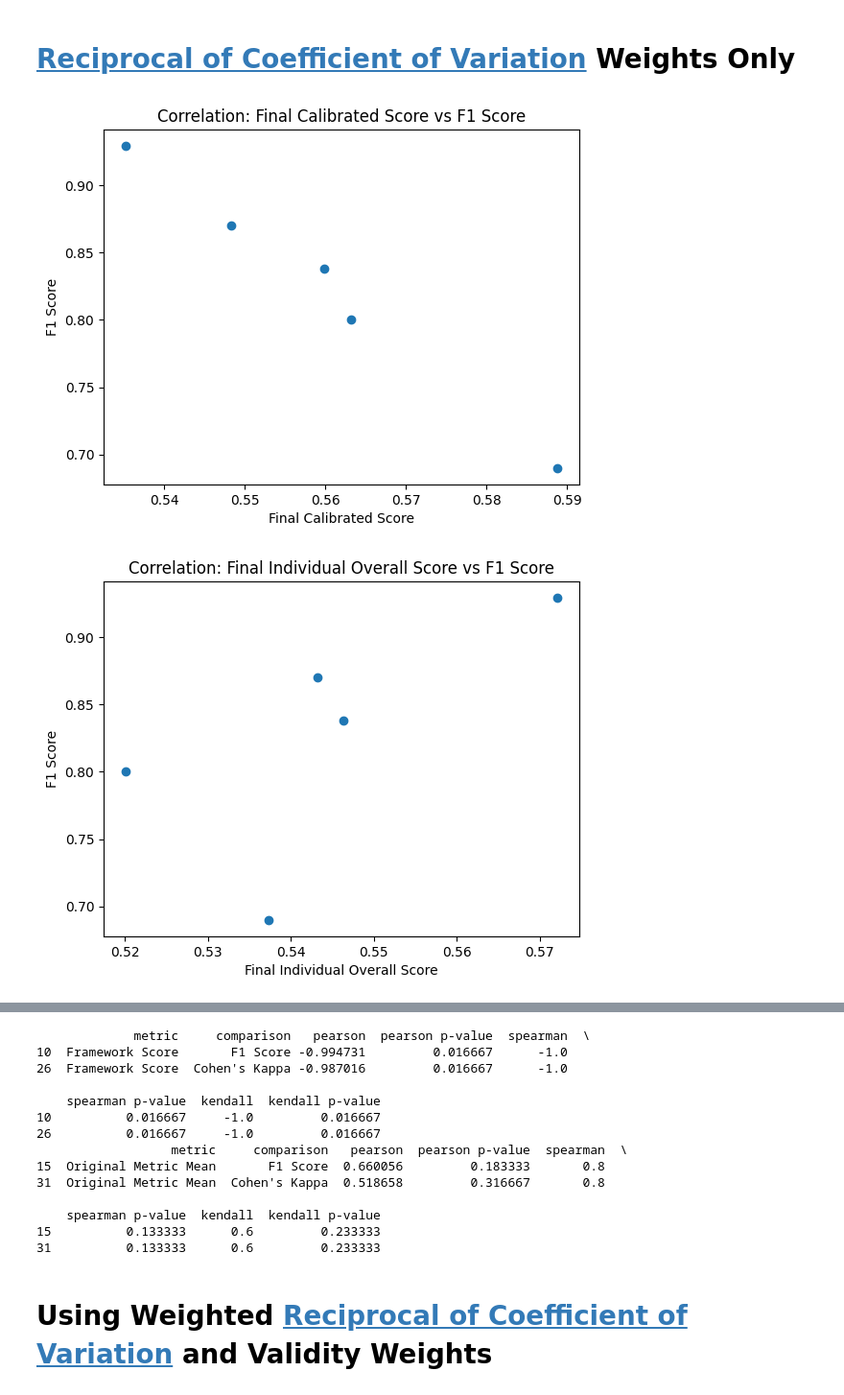
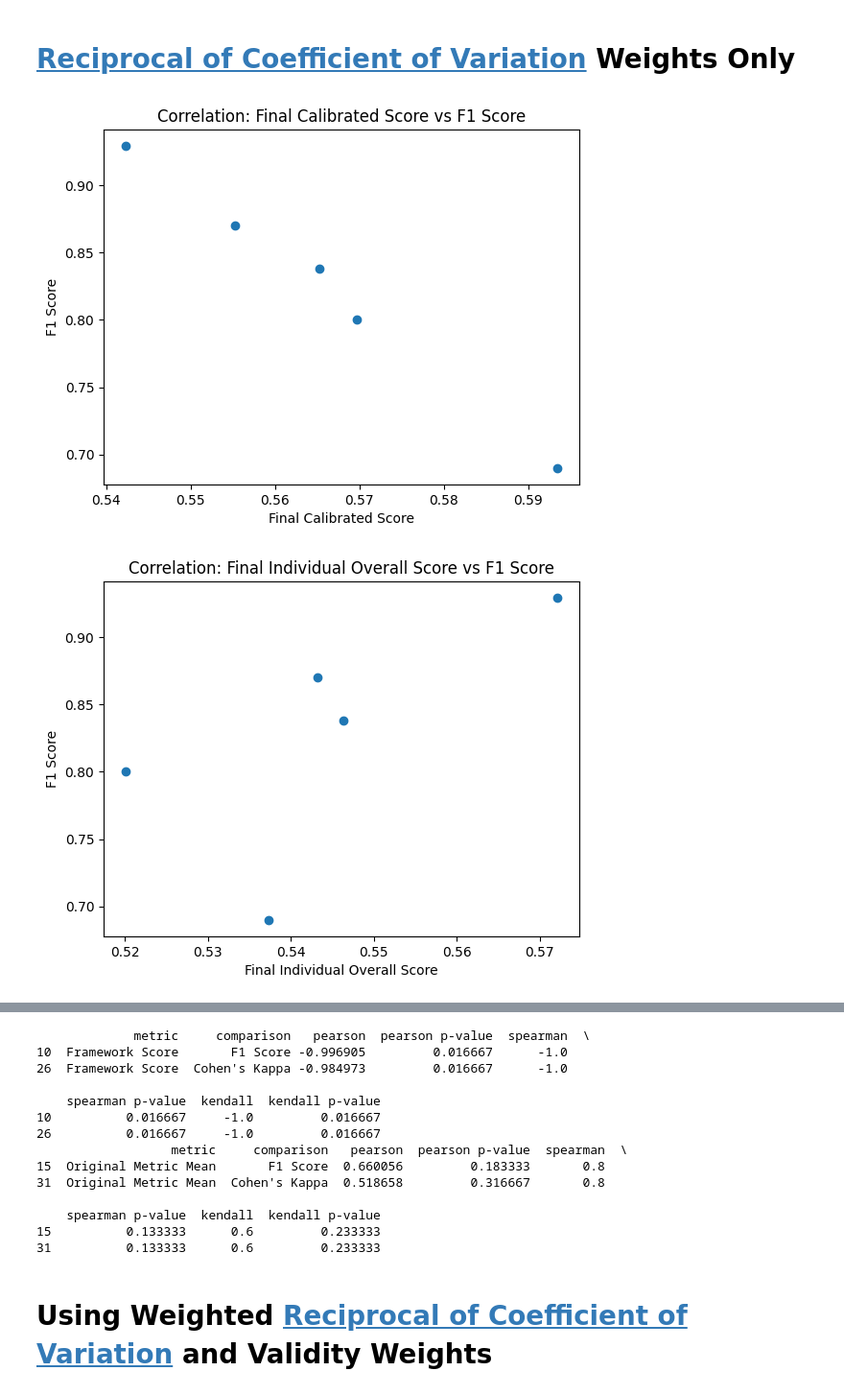
Before and after one commit to isabel-ronan/localSyntheticData, a Jupyter notebook: palliativeCareAblation.ipynb, the cells around one changed output, grey strips where cells are left out. Shown at 96% size. Drawn from its saved outputs; the diff is of its cells as text; code cells hidden in the pictures.

Commit message:
change-the-scores-to-bound-coefficient-of-variation

```diff
--- a/palliativeCareAblation.ipynb
+++ b/palliativeCareAblation.ipynb
@@ -235,7 +235,7 @@ validity_weights = validity_weights / validity_weights.sum()
 
 # Get reliability weights (coefficient of variation, which is dimensionless and scale invariant).
 safe_std = std_dev.clip(lower=min_std)
-reliability_weights = 1 - (safe_std / mean)
+reliability_weights = 1 / (1 + (safe_std / mean))
 # Remove saturated metrics.
 reliability_weights = reliability_weights.where(valid_metrics, 0)
 # Normalize (relative importance, not arbitrary magnitude).
@@ -521,7 +521,7 @@ for m in metric_cols:
 
 # Get reliability weights (coefficient of variation, which is dimensionless and scale invariant).
 safe_std = std_dev.clip(lower=min_std)
-reliability_weights = 1 - (safe_std / mean)
+reliability_weights = 1 / (1 + (safe_std / mean))
 # Remove saturated metrics.
 reliability_weights = reliability_weights.where(valid_metrics, 0)
 # Normalize (relative importance, not arbitrary magnitude).
@@ -594,32 +594,32 @@ for comparison in ["F1 Score", "Cohen's Kappa"]:
         'spearman': s_corr,
         'spearman p-value': sp_value,
         'kendall': tau,
         'kendall p-value': kp_value,
         })
 
     plt.scatter(
     merged["Framework Score"],
     merged[comparison]
     )
 
     plt.xlabel("Final Calibrated Score")
     plt.ylabel(comparison)
     plt.title(f"Correlation: Final Calibrated Score vs {comparison}")
     plt.show()
 
     plt.scatter(
     merged["Original Metric Mean"],
     merged[comparison]
     )
 
     plt.xlabel("Final Individual Overall Score")
     plt.ylabel(comparison)
     plt.title(f"Correlation: Final Individual Overall Score vs {comparison}")
     plt.show()
 
 statistical_tests = pd.DataFrame(all_results_for_df)
 print(statistical_tests[statistical_tests['metric'] == 'Framework Score'])
 print(statistical_tests[statistical_tests['metric'] == 'Original Metric Mean'])
 # %% [output]
-[figure, old version]
+[figure, new version]
 [figure]
@@ -627,7 +627,7 @@ print(statistical_tests[statistical_tests['metric'] == 'Original Metric Mean'])
 [figure]
              metric     comparison   pearson  pearson p-value  spearman  \
-10  Framework Score       F1 Score -0.994731         0.016667      -1.0
-26  Framework Score  Cohen's Kappa -0.987016         0.016667      -1.0
+10  Framework Score       F1 Score -0.996905         0.016667      -1.0
+26  Framework Score  Cohen's Kappa -0.984973         0.016667      -1.0
 
     spearman p-value  kendall  kendall p-value
 10          0.016667     -1.0         0.016667
```
Also changed, not shown: parts of 3 cells of this notebook, 4 other files.
